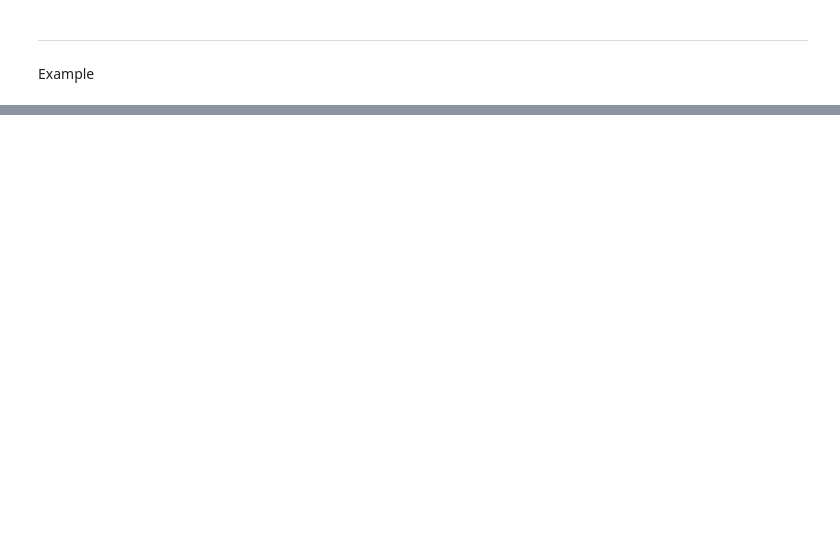
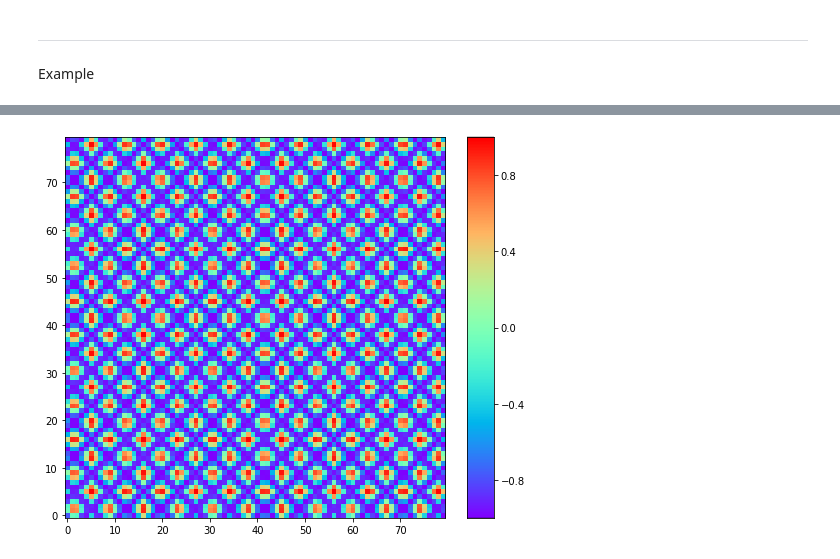
Before and after one commit to patrick-oliveira/ICDeepLearning, a Jupyter notebook: Codigos/Análise de BCI/Gramian Angular Field.ipynb, the cells around one changed output, grey strips where cells are left out. Drawn from its saved outputs; the diff is of its cells as text; code cells hidden in the pictures; blank space fills up the shorter version.

```diff
--- a/Codigos/Análise de BCI/Gramian Angular Field.ipynb
+++ b/Codigos/Análise de BCI/Gramian Angular Field.ipynb
@@ -96,0 +109,20 @@ plt.show()
+# %%
+fig = plt.figure(figsize = (12, 7))
+grid = ImageGrid(fig, 111,
+                 nrows_ncols=(1, 1),
+                 axes_pad=0.15,
+                 share_all=True,
+                 cbar_location="right",
+                 cbar_mode="single",
+                 cbar_size="7%",
+                 cbar_pad=0.3,
+                 )
+
+for ax in grid:
+    im = ax.imshow(X_gasf[0], cmap = 'rainbow', origin = 'lower')
+
+ax.cax.colorbar(im)
+ax.cax.toggle_label(True)
+plt.show()
+# %% [output]
+[figure, added]
```
Also changed, not shown: parts of 8 cells of this notebook, 14 other files.
